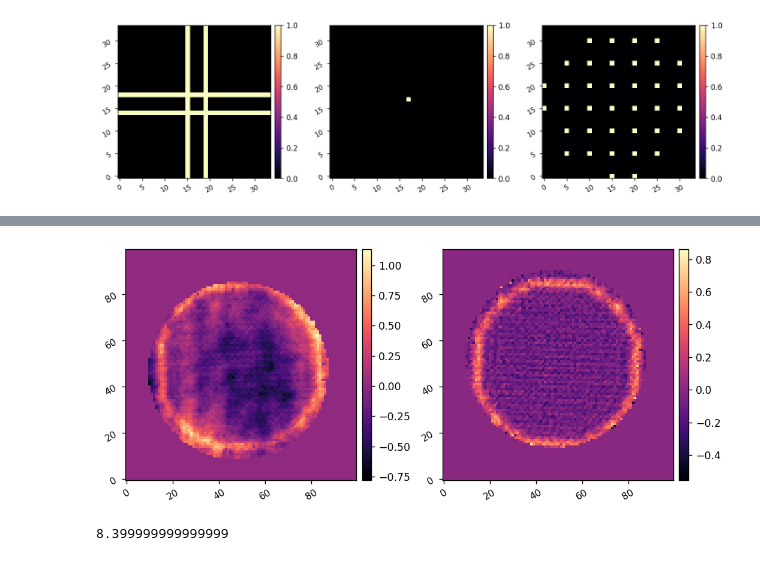
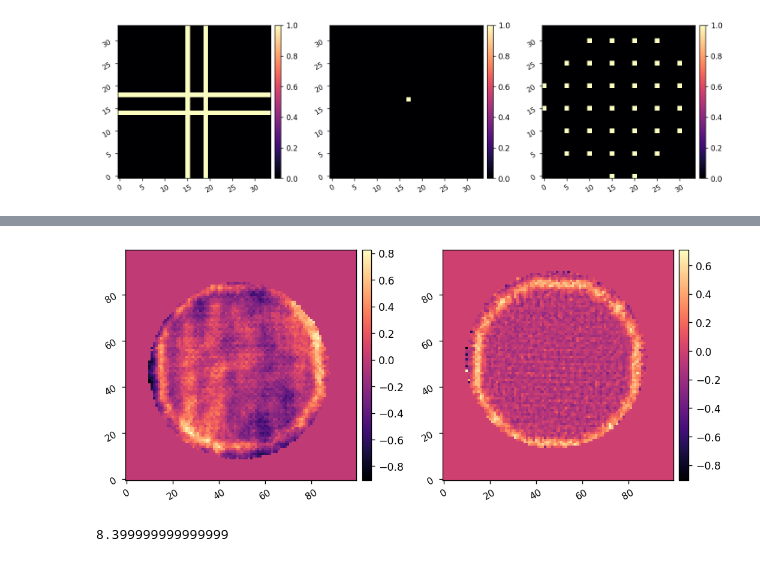
Before and after one commit to kian1377/aefc-vortex, a Jupyter notebook: scoob/run_fdpr_camsci.ipynb, the cells around one changed output, grey strips where cells are left out. Saved outputs shown, nothing was run; the diff lists cells and outputs as text; code cells hidden in the pictures.

```diff
--- a/scoob/run_fdpr_camsci.ipynb
+++ b/scoob/run_fdpr_camsci.ipynb
@@ -157,7 +154,9 @@ Saved data to:  data/20250115_fdpr2_postfpm_pokes.pkl
 # %%
 I.zero_dm()
 # %%
-ref_data = utils.load_pickle(f'data/{today}_fdpr2_postfpm_ref.pkl')
+date = 20250117
+
+ref_data = utils.load_pickle(f'data/{date}_fdpr2_postfpm_ref.pkl')
 ref_phs = ref_data['PHS']
 imshow1(ref_phs, npix=100)
 # %% [output]
@@ -165,6 +164,7 @@ imshow1(ref_phs, npix=100)
 # %%
-f_data = utils.load_pickle(f'data/{today}_fdpr2_postfpm_f.pkl')
+f_data = utils.load_pickle(f'data/{date}_fdpr2_postfpm_f.pkl')
 f_phs = f_data['PHS']
 diff = f_phs-ref_phs
 imshow2(f_phs, xp.flipud(diff), npix=100)
+imshow1(xp.flipud(diff), npix=100)
 # %% [output]
@@ -172,10 +173,10 @@ imshow2(f_phs, xp.flipud(diff), npix=100)
 # %%
-ring13_data = utils.load_pickle(f'data/{today}_fdpr2_postfpm_ring_13.pkl')
+ring13_data = utils.load_pickle(f'data/{date}_fdpr2_postfpm_ring_13.pkl')
 ring13_phs = ring13_data['PHS']
 diff = ring13_phs-ref_phs
 imshow2(ring13_phs, xp.flipud(diff), npix=100)
 # %% [output]
-[figure, old version]
+[figure, new version]
 # %%
 14/34 * 2 * 10.2
 # %% [output]
```
Also changed, not shown: parts of 9 cells of this notebook, 11 other files.
